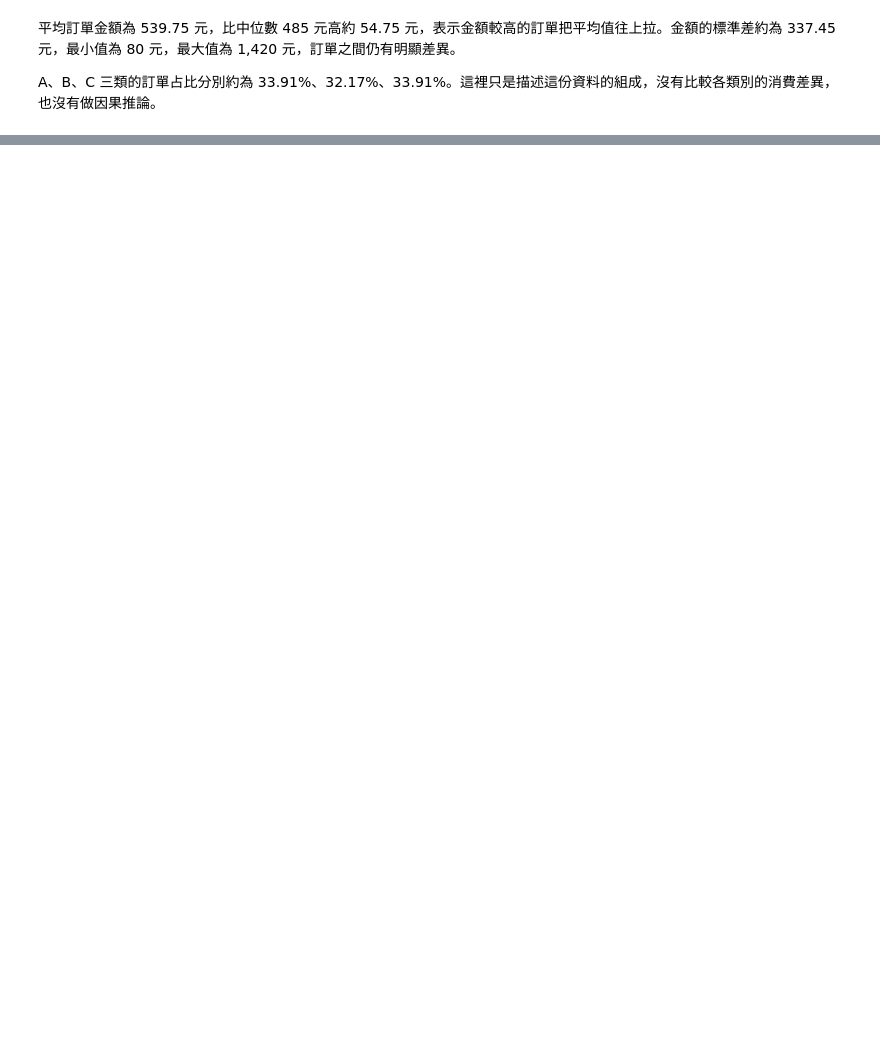
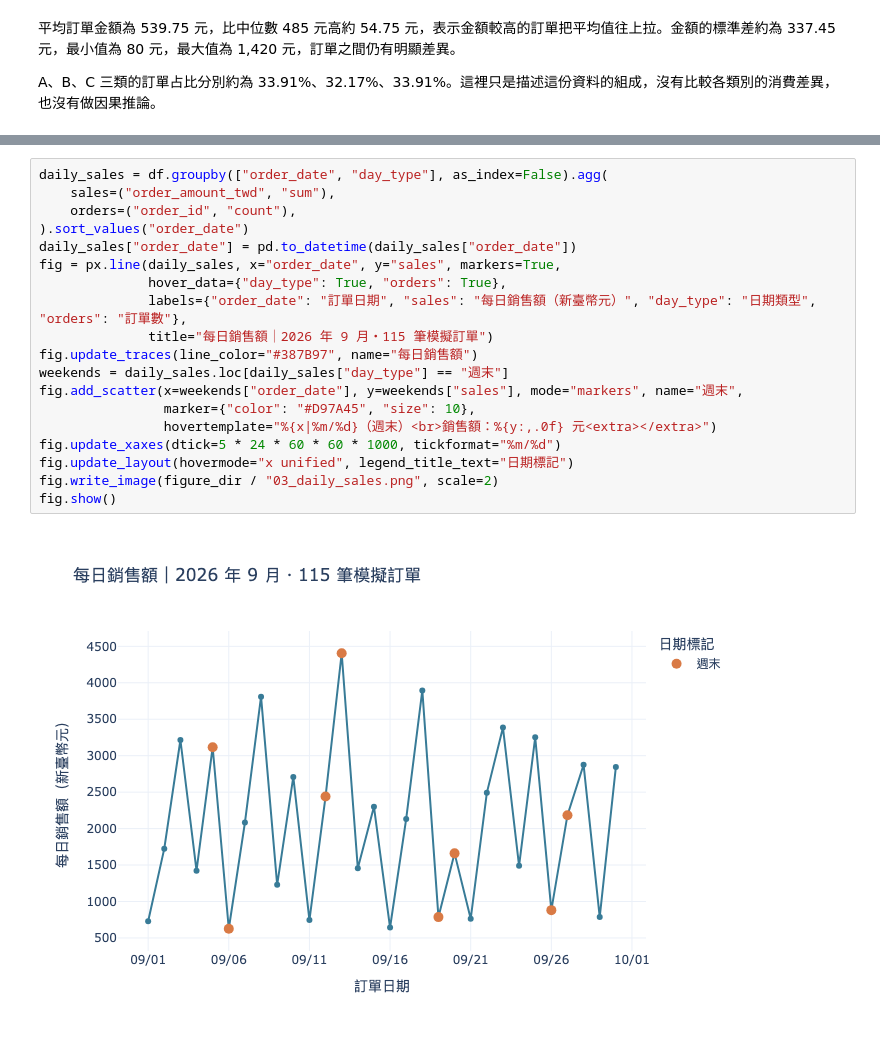
Before and after one commit to DanielTsai2026/DSSI2026-group-x, a Jupyter notebook: finding/demo_orders_analysis.ipynb, the cells around one changed output, grey strips where cells are left out. Drawn from its saved outputs; the diff is of its cells as text; blank space fills up the shorter version.

```diff
--- a/finding/demo_orders_analysis.ipynb
+++ b/finding/demo_orders_analysis.ipynb
@@ -151,0 +207,21 @@ A、B、C 三類的訂單占比分別約為 33.91%、32.17%、33.91%。這裡只
+# %%
+daily_sales = df.groupby(["order_date", "day_type"], as_index=False).agg(
+    sales=("order_amount_twd", "sum"),
+    orders=("order_id", "count"),
+).sort_values("order_date")
+daily_sales["order_date"] = pd.to_datetime(daily_sales["order_date"])
+fig = px.line(daily_sales, x="order_date", y="sales", markers=True,
+              hover_data={"day_type": True, "orders": True},
+              labels={"order_date": "訂單日期", "sales": "每日銷售額（新臺幣元）", "day_type": "日期類型", "orders": "訂單數"},
+              title="每日銷售額｜2026 年 9 月・115 筆模擬訂單")
+fig.update_traces(line_color="#387B97", name="每日銷售額")
+weekends = daily_sales.loc[daily_sales["day_type"] == "週末"]
+fig.add_scatter(x=weekends["order_date"], y=weekends["sales"], mode="markers", name="週末",
+                marker={"color": "#D97A45", "size": 10},
+                hovertemplate="%{x|%m/%d}（週末）<br>銷售額：%{y:,.0f} 元<extra></extra>")
+fig.update_xaxes(dtick=5 * 24 * 60 * 60 * 1000, tickformat="%m/%d")
+fig.update_layout(hovermode="x unified", legend_title_text="日期標記")
+fig.write_image(figure_dir / "03_daily_sales.png", scale=2)
+fig.show()
+# %% [output]
+[figure, added]
```
Also changed, not shown: parts of 14 cells of this notebook, 11 other files.
